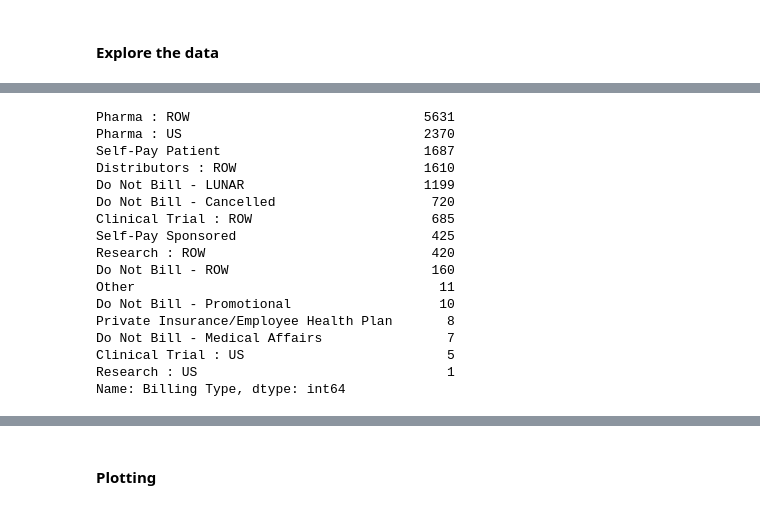
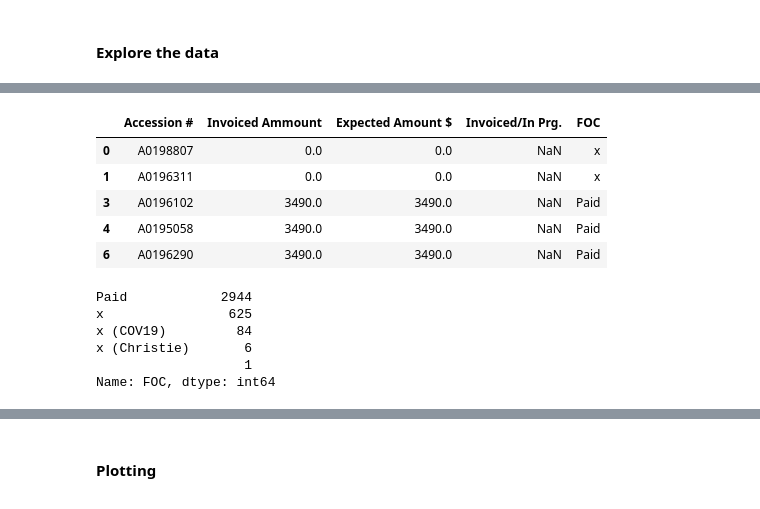
Before and after one commit to SilverSurferClash/Sales_analysis, a Jupyter notebook: Import_clean_SFDC_script.ipynb, the cells around one changed output, grey strips where cells are left out. Drawn from its saved outputs; the diff is of its cells as text; code cells hidden in the pictures.

```diff
--- a/Import_clean_SFDC_script.ipynb
+++ b/Import_clean_SFDC_script.ipynb
@@ -298,20 +164,11 @@ Name: Cancer Type, dtype: int64
 # %%
-import_sfdc['Billing Type'].value_counts()
+#import_sfdc['Billing Type'].value_counts()
-# %% [output]
-Pharma : ROW                              5631
-Pharma : US                               2370
-Self-Pay Patient                          1687
-Distributors : ROW                        1610
-Do Not Bill - LUNAR                       1199
-Do Not Bill - Cancelled                    720
-Clinical Trial : ROW                       685
-Self-Pay Sponsored                         425
-Research : ROW                             420
-Do Not Bill - ROW                          160
-Other                                       11
-Do Not Bill - Promotional                   10
-Private Insurance/Employee Health Plan       8
-Do Not Bill - Medical Affairs                7
-Clinical Trial : US                          5
-Research : US                                1
-Name: Billing Type, dtype: int64
+# %%
+# Import the revenue data
+
+revenue_import = pd.read_excel("./Sales_Volume_EUAA_Analytics.xlsx", skiprows = 28)
+revenue_import = revenue_import.iloc[:, 1:12]
+#revenue_import.columns.tolist()
+revenue_import['Accession #']= revenue_import['Accession #'].fillna("missing")
+revenue_import = revenue_import[revenue_import['Accession #'].str.startswith("A0")]
+#revenue_import.info()
@@ -317,0 +177,46 @@ Name: Billing Type, dtype: int64
+# %%
+revenue_col_list = ['Accession #', 'Invoiced Ammount','Expected Amount $','Invoiced/In Prg.', 'FOC']
+# %%
+#Define the clean up function for the FOC columns
+def foc_clean_up(value):
+
+  if value == "x":
+    return "Free"
+
+  elif value == "x (COV19)":
+     return "Free"
+  elif value == "x (Christie)":
+    return "Free"
+  else:
+    return value
+
+#Clean up Docuten
+
+def docuten_clean_up(value):
+
+  if value == "y (DOCUTEN)":
+    return "Free"
+
+  else:
+    return value
+
+#Clean up the revenue data and extract the free of charge information
+revenue_import_clean = revenue_import.loc[:, revenue_col_list].copy()
+revenue_import_clean["FOC"] = revenue_import_clean["FOC"].fillna("Paid")
+revenue_import_clean.head()
+# %% [output]
+|  | Accession # | Invoiced Ammount | Expected Amount $ | Invoiced/In Prg. | FOC |
+| 0 | A0198807 | 0.0 | 0.0 | NaN | x |
+| 1 | A0196311 | 0.0 | 0.0 | NaN | x |
+| 3 | A0196102 | 3490.0 | 3490.0 | NaN | Paid |
+| 4 | A0195058 | 3490.0 | 3490.0 | NaN | Paid |
+| 6 | A0196290 | 3490.0 | 3490.0 | NaN | Paid |
+# %%
+revenue_import_clean["FOC"].value_counts()
+# %% [output]
+Paid            2944
+x                625
+x (COV19)         84
+x (Christie)       6
+                   1
+Name: FOC, dtype: int64
```
Also changed, not shown: parts of 41 cells of this notebook.
